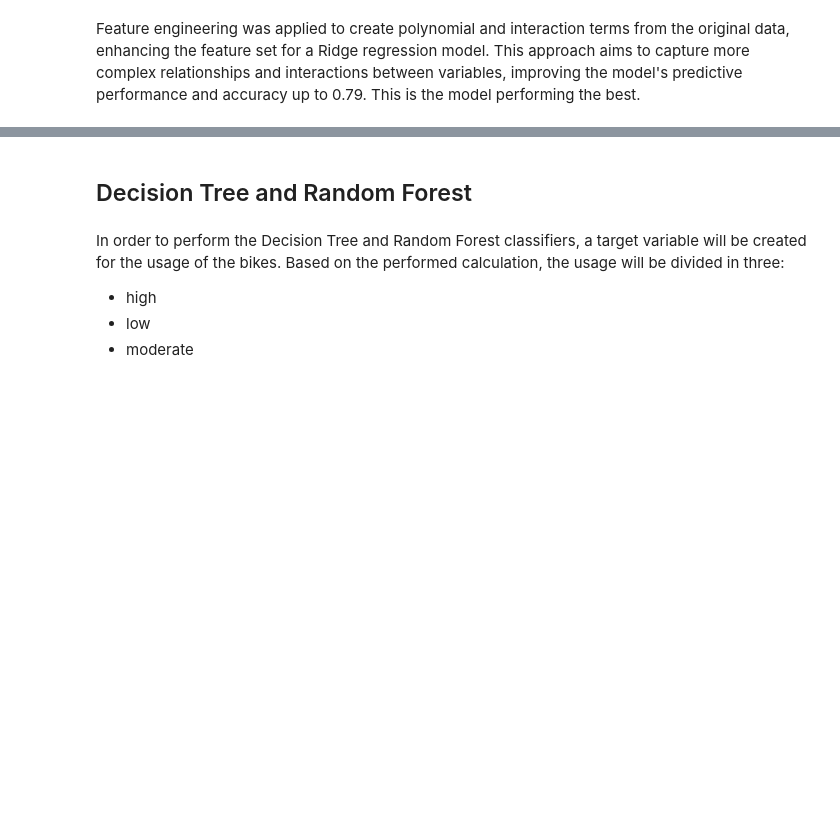
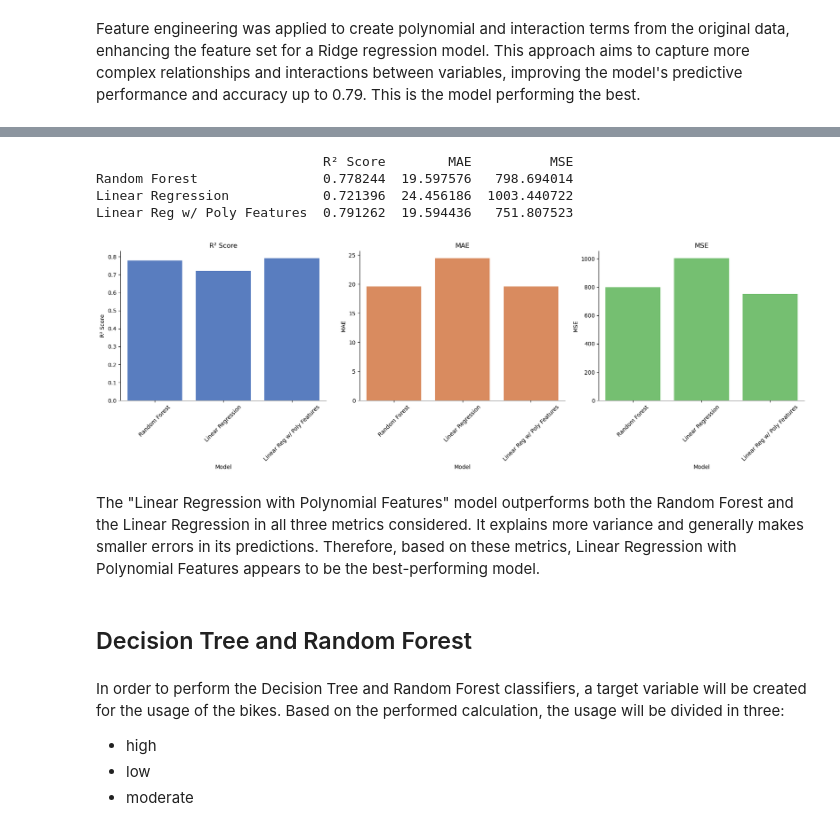
Before and after one commit to mkoleva0/DataAnalytics_CA2, a Jupyter notebook: ML - bikedata.ipynb, the cells around one changed output, grey strips where cells are left out. Cells and saved outputs as stored; diff of their text form; code cells hidden in the pictures; blank space fills up the shorter version.

```diff
--- a/ML - bikedata.ipynb
+++ b/ML - bikedata.ipynb
@@ -410,0 +414,4 @@ The Linear Regression with Poly Features is the most effective model among the o
+# %%
+test_score_rf = eval_on_features(X_day_hour_week, y, regressor_random_forest)
+test_score_lr = eval_on_features(X_day_hour_week_onehot, y, regressor_linear_regression)
+test_score_lr_poly = eval_on_features(X_day_hour_week_onehot_poly, y, lr_poly)
@@ -411,3 +428,36 @@ The Linear Regression with Poly Features is the most effective model among the o
+# %%
+models = ['Random Forest', 'Linear Regression', 'Linear Reg w/ Poly Features']
+
+scores = [test_score_rf, test_score_lr, test_score_lr_poly]
+
+results_df = pd.DataFrame(scores, columns=['R² Score', 'MAE', 'MSE'], index=models)
+print(results_df)
+# %% [output]
+                             R² Score        MAE          MSE
+Random Forest                0.778244  19.597576   798.694014
+Linear Regression            0.721396  24.456186  1003.440722
+Linear Reg w/ Poly Features  0.791262  19.594436   751.807523
+# %%
+muted_palette = sns.color_palette("muted")
+
+fig, axes = plt.subplots(nrows=1, ncols=3, figsize=(18, 6))
+
+titles = ['R² Score', 'MAE', 'MSE']
+
+for i, metric in enumerate(results_df.columns):
+    sns.barplot(ax=axes[i], x=results_df.index, y=results_df[metric], color=muted_palette[i])
+    axes[i].set_title(titles[i])
+    axes[i].set_ylabel(metric)
+    axes[i].set_xlabel('Model')
+    axes[i].tick_params(axis='x', rotation=45)
+
+sns.despine()
+plt.tight_layout()
+plt.show()
+# %% [output]
+[figure, added]
+# %% [markdown]
+The "Linear Regression with Polynomial Features" model outperforms both the Random Forest and the Linear Regression in all three metrics considered. It explains more variance and generally makes smaller errors in its predictions. Therefore, based on these metrics, Linear Regression with Polynomial Features appears to be the best-performing model.
 # %% [markdown]
 ## Decision Tree and Random Forest
 # %% [markdown]
```
Also changed, not shown: parts of 27 cells of this notebook.
